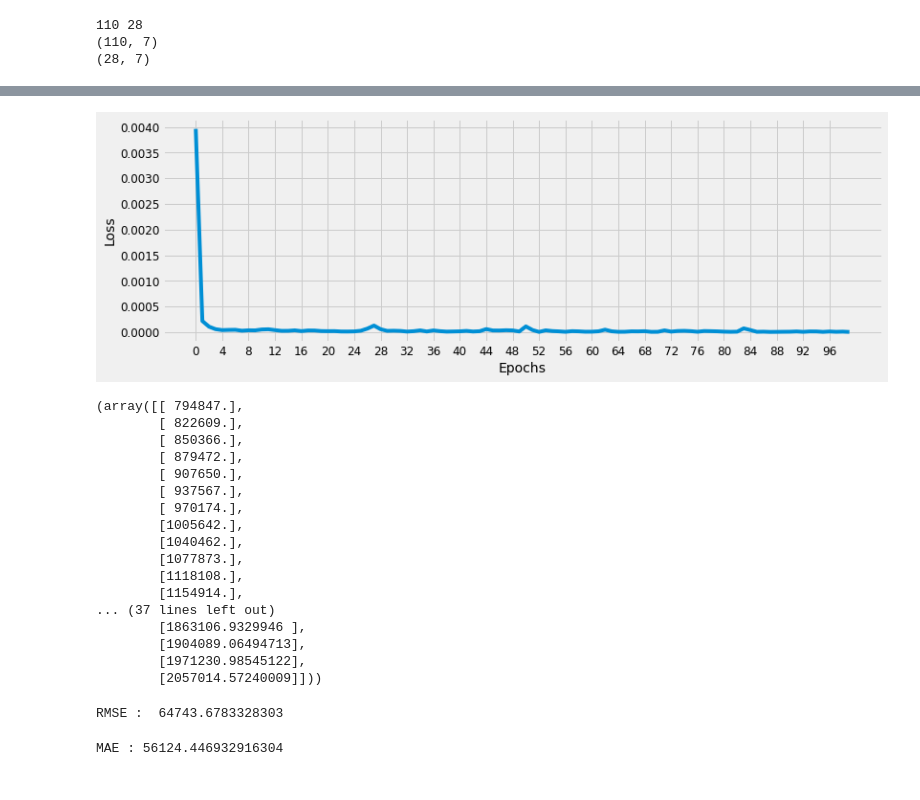
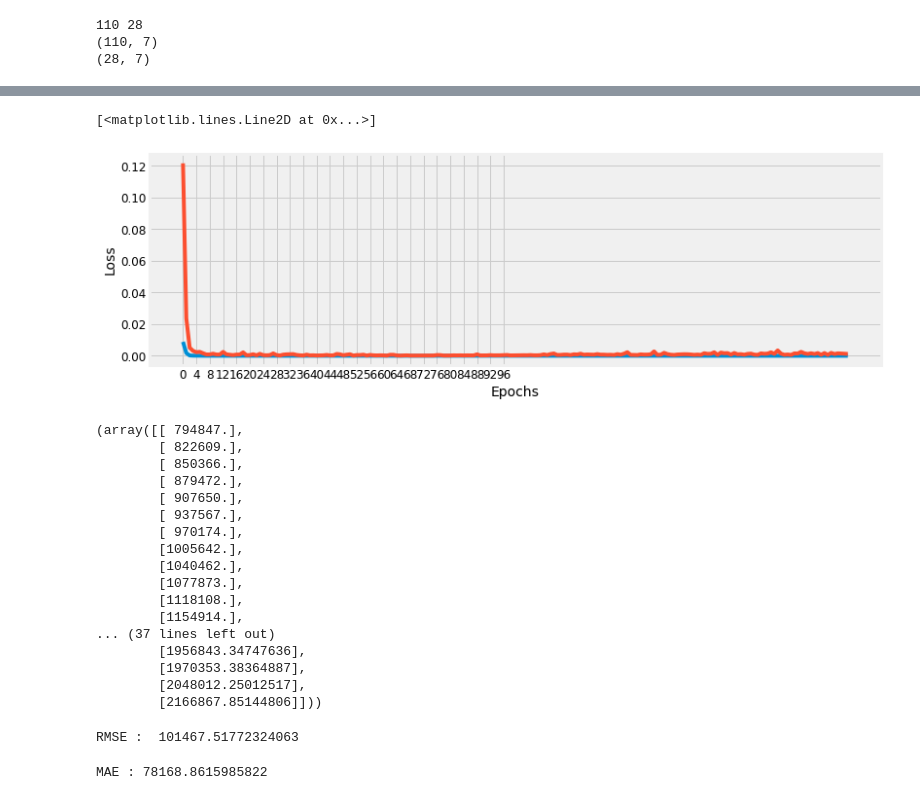
Before and after one commit to acchu99/covid-19-data-mining, a Jupyter notebook: COVID_19_Data_Mining.ipynb, the cells around one changed output, grey strips where cells are left out. Saved outputs shown, nothing was run; the diff lists cells and outputs as text; code cells hidden in the pictures.

```diff
--- a/COVID_19_Data_Mining.ipynb
+++ b/COVID_19_Data_Mining.ipynb
@@ -308,8 +309,9 @@ generator_test = TimeseriesGenerator(testX, testY, length=n_input, batch_size=1)
 n_features = 6
 # trainX = trainX.reshape((trainX.shape[0], trainX.shape[1], 1))
 # %%
+num_epochs=200
 lstm_model = Sequential()
-lstm_model.add(LSTM(400, activation='relu', input_shape=(n_input, n_features)))
+lstm_model.add(LSTM(58, activation='relu', input_shape=(n_input, n_features)))
 lstm_model.add(Dense(1))
 lstm_model.compile(optimizer='adam', loss='mse',metrics='mse')
 lstm_model.summary()
@@ -327,5 +329,5 @@ Trainable params: 651,601
 Non-trainable params: 0
 _________________________________________________________________
 # %%
-lstm_model.fit_generator(generator=generator,epochs=100)
+lstm_model.fit_generator(generator=generator,epochs=num_epochs,validation_data=generator_test)
 # %% [output]
@@ -349,13 +351,14 @@ Epoch 100/100
 <tensorflow.python.keras.callbacks.History at 0x...>
 # %%
-losses_lstm = lstm_model.history.history['loss']
 plt.figure(figsize=(12,4))
 plt.xlabel("Epochs")
 plt.ylabel("Loss")
 plt.xticks(np.arange(0,100,4))
-plt.plot(range(len(losses_lstm)),losses_lstm);
+plt.plot(lstm_model.history.history['loss'], label='train')
+plt.plot(lstm_model.history.history['val_loss'], label='test')
 # %% [output]
+[<matplotlib.lines.Line2D at 0x...>]
-[figure, old version]
+[figure, new version]
 # %%
 output=lstm_model.predict(generator_test)
 # %%
@@ -379,17 +382,17 @@ inverseScaledActual[:,-1:],inverseScaledOutput[:,-1:]
         [1118108.],
         [1154914.],
 ... (37 lines left out)
-        [1863106.9329946 ],
-        [1904089.06494713],
-        [1971230.98545122],
-        [2057014.57240009]]))
+        [1956843.34747636],
+        [1970353.38364887],
+        [2048012.25012517],
+        [2166867.85144806]]))
 # %%
 rms = sqrt(mean_squared_error(inverseScaledActual[:,-1:],inverseScaledOutput[:,-1:]))
 print('RMSE : ',rms)
 # %% [output]
-RMSE :  64743.6783328303
+RMSE :  101467.51772324063
 # %%
 mae = mean_absolute_error(inverseScaledActual[:,-1:],inverseScaledOutput[:,-1:])
 print('MAE :' ,mae)
 # %% [output]
-MAE : 56124.446932916304
+MAE : 78168.8615985822
```
Also changed, not shown: parts of 5 cells of this notebook.
